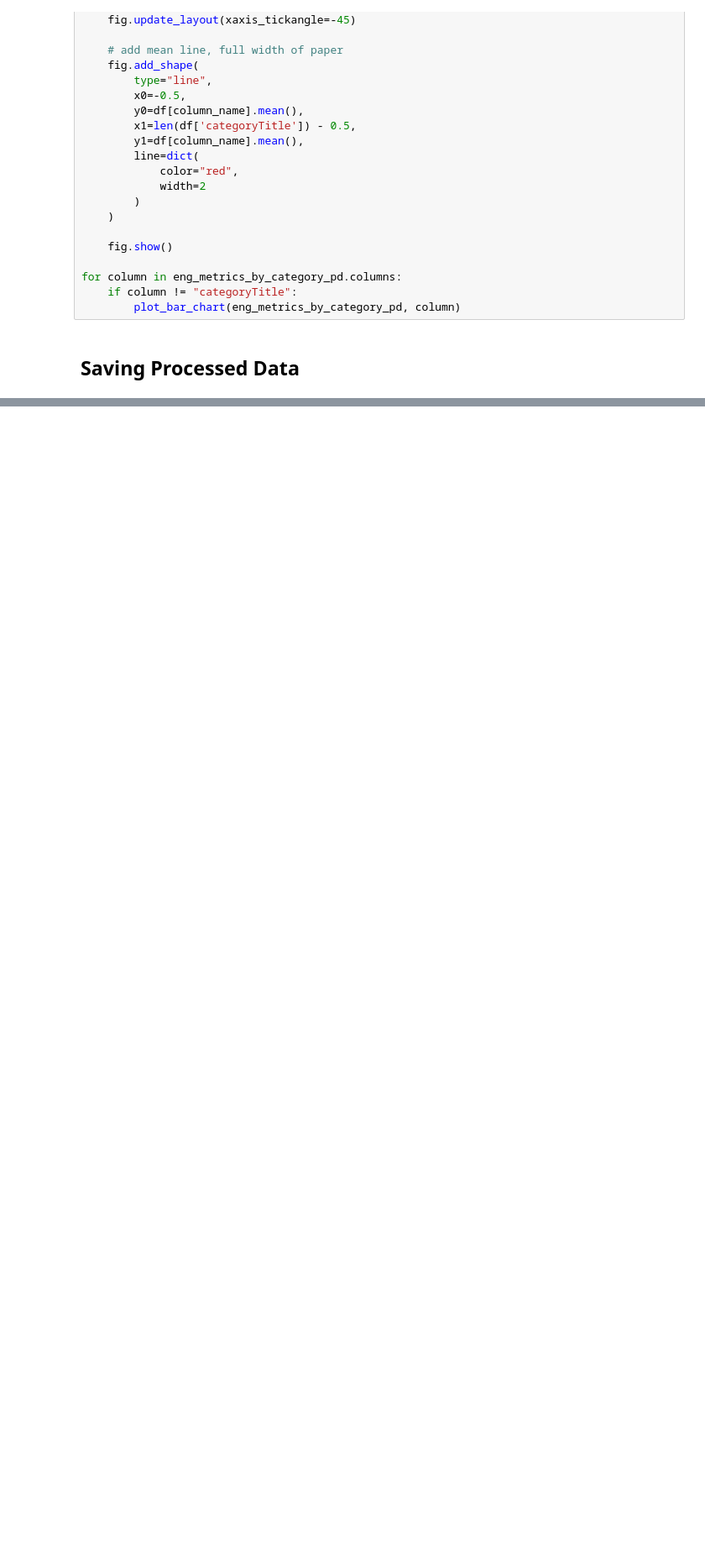
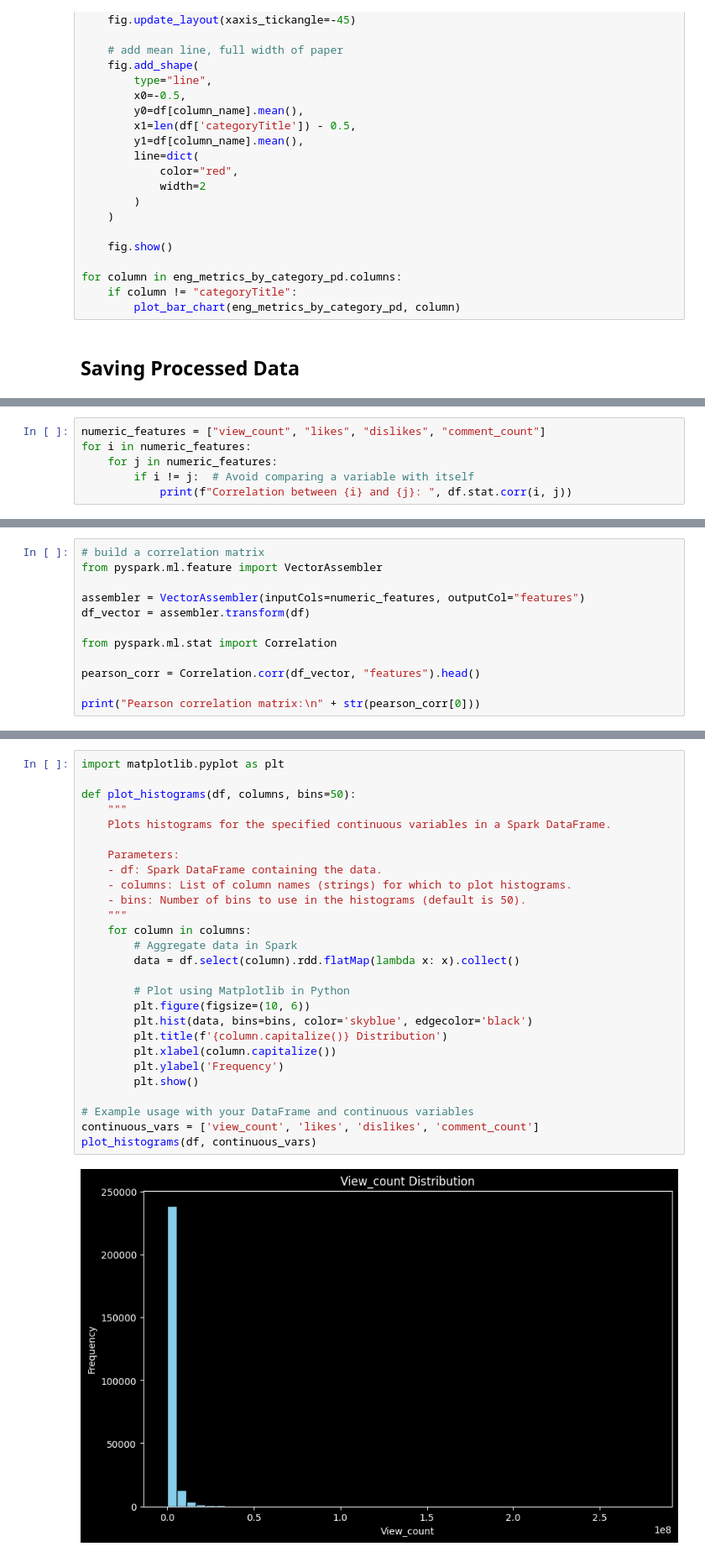
Before and after one commit to seszele64/Youtube-sentiment-analysis-project, a Jupyter notebook: 1. data.ipynb, the cells around one changed output, grey strips where cells are left out. Shown at 84% size. Drawn from its saved outputs; the diff is of its cells as text; blank space fills up the shorter version.

```diff
--- a/1. data.ipynb
+++ b/1. data.ipynb
@@ -262,0 +427,6 @@ org.apache.spark.SparkException: Exception thrown in awaitResult:
+# %%
+numeric_features = ["view_count", "likes", "dislikes", "comment_count"]
+for i in numeric_features:
+    for j in numeric_features:
+        if i != j:  # Avoid comparing a variable with itself
+            print(f"Correlation between {i} and {j}: ", df.stat.corr(i, j))
@@ -262,0 +446,12 @@ org.apache.spark.SparkException: Exception thrown in awaitResult:
+# %%
+# build a correlation matrix
+from pyspark.ml.feature import VectorAssembler
+
+assembler = VectorAssembler(inputCols=numeric_features, outputCol="features")
+df_vector = assembler.transform(df)
+
+from pyspark.ml.stat import Correlation
+
+pearson_corr = Correlation.corr(df_vector, "features").head()
+
+print("Pearson correlation matrix:\n" + str(pearson_corr[0]))
@@ -262,0 +540,29 @@ org.apache.spark.SparkException: Exception thrown in awaitResult:
+# %%
+import matplotlib.pyplot as plt
+
+def plot_histograms(df, columns, bins=50):
+    """
+    Plots histograms for the specified continuous variables in a Spark DataFrame.
+
+    Parameters:
+    - df: Spark DataFrame containing the data.
+    - columns: List of column names (strings) for which to plot histograms.
+    - bins: Number of bins to use in the histograms (default is 50).
+    """
+    for column in columns:
+        # Aggregate data in Spark
+        data = df.select(column).rdd.flatMap(lambda x: x).collect()
+
+        # Plot using Matplotlib in Python
+        plt.figure(figsize=(10, 6))
+        plt.hist(data, bins=bins, color='skyblue', edgecolor='black')
+        plt.title(f'{column.capitalize()} Distribution')
+        plt.xlabel(column.capitalize())
+        plt.ylabel('Frequency')
+        plt.show()
+
+# Example usage with your DataFrame and continuous variables
+continuous_vars = ['view_count', 'likes', 'dislikes', 'comment_count']
+plot_histograms(df, continuous_vars)
+# %% [output]
+[figure, added]
```
Also changed, not shown: parts of 41 cells of this notebook.
